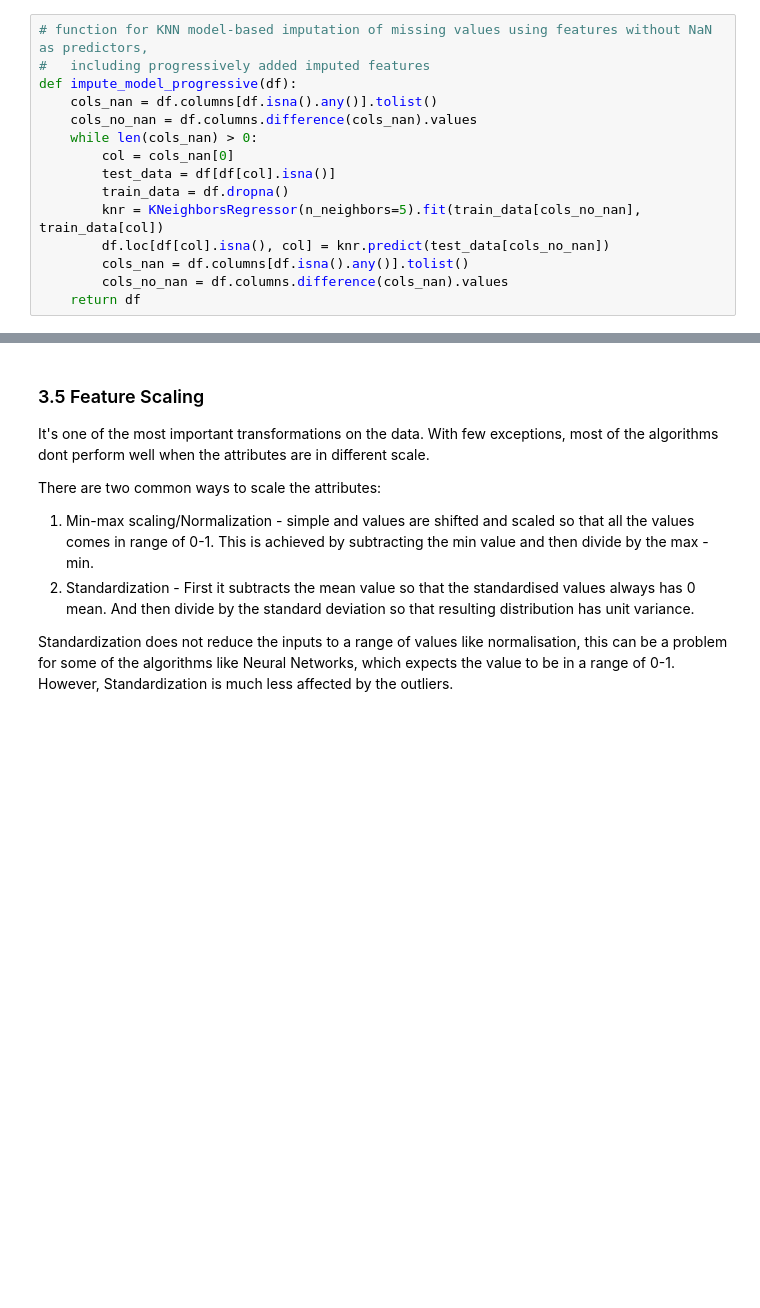
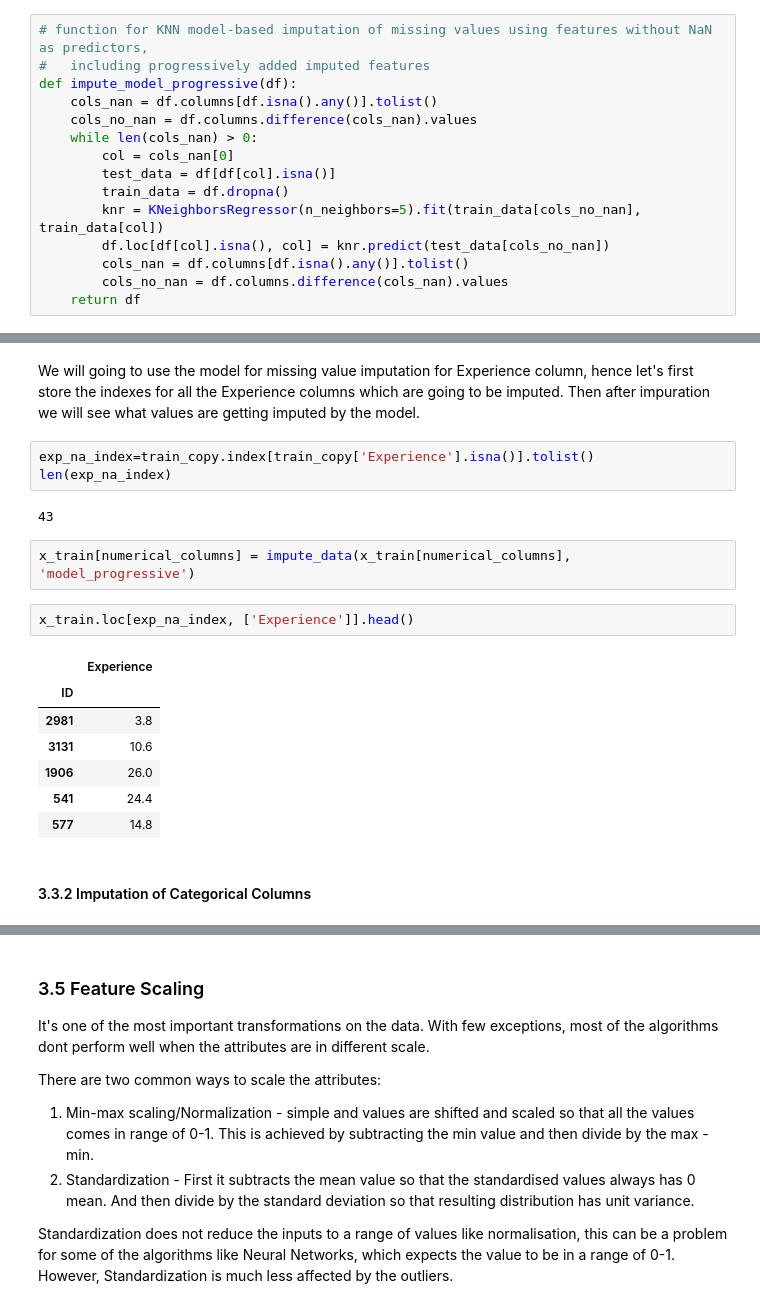
Before and after one commit to shubh1608/Jupyter-Notebook-Template, a Jupyter notebook: notebok_template.ipynb, the cells around one changed output, grey strips where cells are left out. Saved outputs shown, nothing was run; the diff lists cells and outputs as text; blank space fills up the shorter version.

```diff
--- a/notebok_template.ipynb
+++ b/notebok_template.ipynb
@@ -822,0 +807,21 @@ NOTE: What if our categorical attribute has large number of categories, like cou
+# %% [markdown]
+We will going to use the model for missing value imputation for Experience column, hence let's first store the indexes for all the Experience columns which are going to be imputed. Then after impuration we will see what values are getting imputed by the model.
+# %%
+exp_na_index=train_copy.index[train_copy['Experience'].isna()].tolist()
+len(exp_na_index)
+# %% [output]
+43
+# %%
+x_train[numerical_columns] = impute_data(x_train[numerical_columns], 'model_progressive')
+# %%
+x_train.loc[exp_na_index, ['Experience']].head()
+# %% [output]
+|  | Experience |
+| ID |  |
+| 2981 | 3.8 |
+| 3131 | 10.6 |
+| 1906 | 26.0 |
+| 541 | 24.4 |
+| 577 | 14.8 |
+# %% [markdown]
+#### 3.3.2 Imputation of Categorical Columns
```
Also changed, not shown: parts of 116 cells of this notebook.
